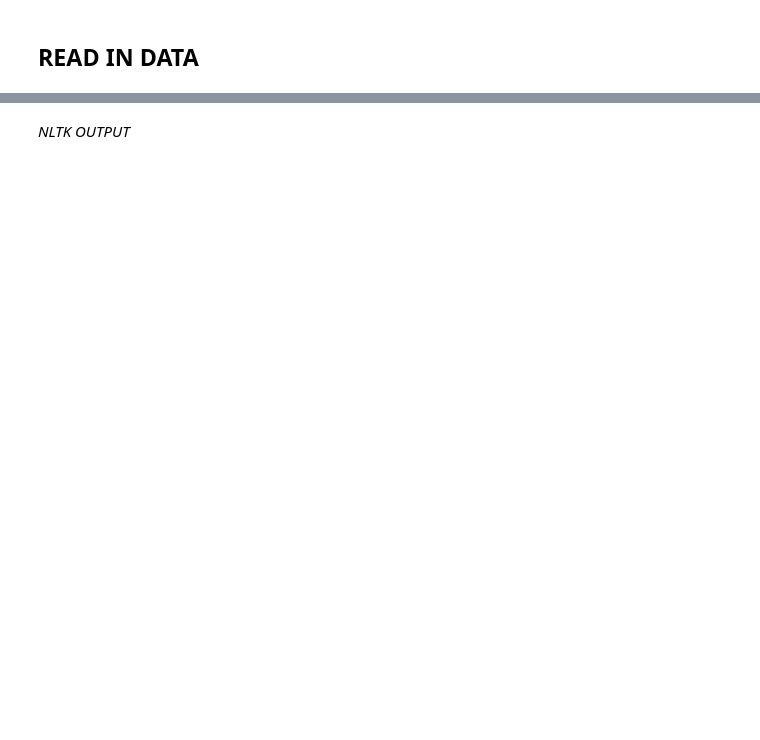
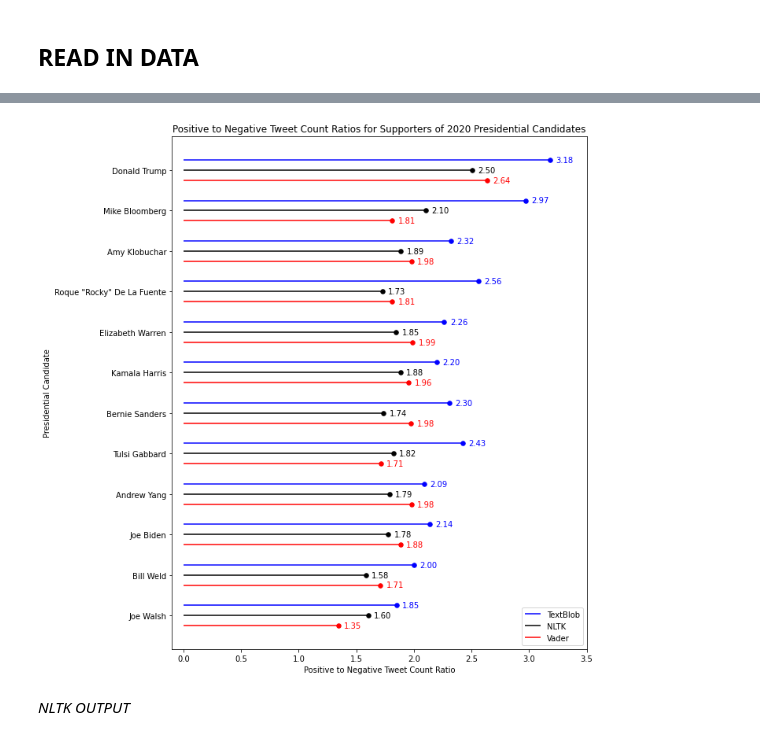
Before and after one commit to sschao/17.835-Final-Project, a Jupyter notebook: outputAnalysis.ipynb, the cells around one changed output, grey strips where cells are left out. Saved outputs shown, nothing was run; the diff lists cells and outputs as text; code cells hidden in the pictures; blank space fills up the shorter version.

```diff
--- a/outputAnalysis.ipynb
+++ b/outputAnalysis.ipynb
@@ -35,3 +260,55 @@ for d in dirs:
+# %%
+fig, ax = plt.subplots(figsize=(10,10))
+
+diff=0.25
+y_range_top = np.arange(1+diff, len(df_nltk)+1+diff)
+y_range_mid = np.arange(1, len(df_nltk)+1)
+y_range_bot = np.arange(1-diff, len(df_nltk)+1-diff)
+
+# plot
+plt.hlines(y=y_range_top, xmin=0, xmax=df_ratio['pos_neg_ratio_textblob'], \
+           color='blue', label='TextBlob')
+plt.scatter(df_ratio['pos_neg_ratio_textblob'], y_range_top, color='blue', s=30, alpha=1)
+
+plt.hlines(y=y_range_mid, xmin=0, xmax=df_ratio['pos_neg_ratio_nltk'], \
+           color='black', label='NLTK')
+plt.scatter(df_ratio['pos_neg_ratio_nltk'], y_range_mid, color='black', s=30, alpha=1)
+
+plt.hlines(y=y_range_bot, xmin=0, xmax=df_ratio['pos_neg_ratio_vader'], \
+           color='red', label='Vader')
+plt.scatter(df_ratio['pos_neg_ratio_vader'], y_range_bot, color='red', s=30, alpha=1)
+
+plt.xlim([-0.1, 3.5])
+plt.yticks(y_range_mid, df_ratio['candidate'])
+
+count = 1
+for i in df_ratio['candidate']:
+    df_cand = df_ratio[df_ratio['candidate']==i]
+    # label NLTK
+    x_nltk = df_cand['pos_neg_ratio_nltk']+0.05
+    plt.text(x_nltk, count, '{0:.2f}'.format(float(df_cand['pos_neg_ratio_nltk'])), \
+             verticalalignment='center', color='black')
+    # label textblob
+    x_textblob = df_cand['pos_neg_ratio_textblob']+0.05
+    plt.text(x_textblob, count+diff, '{0:.2f}'.format(float(df_cand['pos_neg_ratio_textblob'])), \
+             verticalalignment='center', color='blue')
+    # label vader
+    x_vader = df_cand['pos_neg_ratio_vader']+0.05
+    plt.text(x_vader, count-diff, '{0:.2f}'.format(float(df_cand['pos_neg_ratio_vader'])), \
+             verticalalignment='center', color='red')
+    count += 1
+
+# titles
+plt.title('Positive to Negative Tweet Count Ratios for Supporters of 2020 Presidential Candidates')
+plt.xlabel('Positive to Negative Tweet Count Ratio')
+plt.ylabel('Presidential Candidate')
+
+plt.legend(loc='lower right')
+plt.tight_layout()
+plt.savefig('Images/pos_neg.png')
+plt.show()
+# %% [output]
+[figure, added]
 # %% [markdown]
 *NLTK OUTPUT*
 # %%
```
Also changed, not shown: parts of 23 cells of this notebook, 56 other files.
